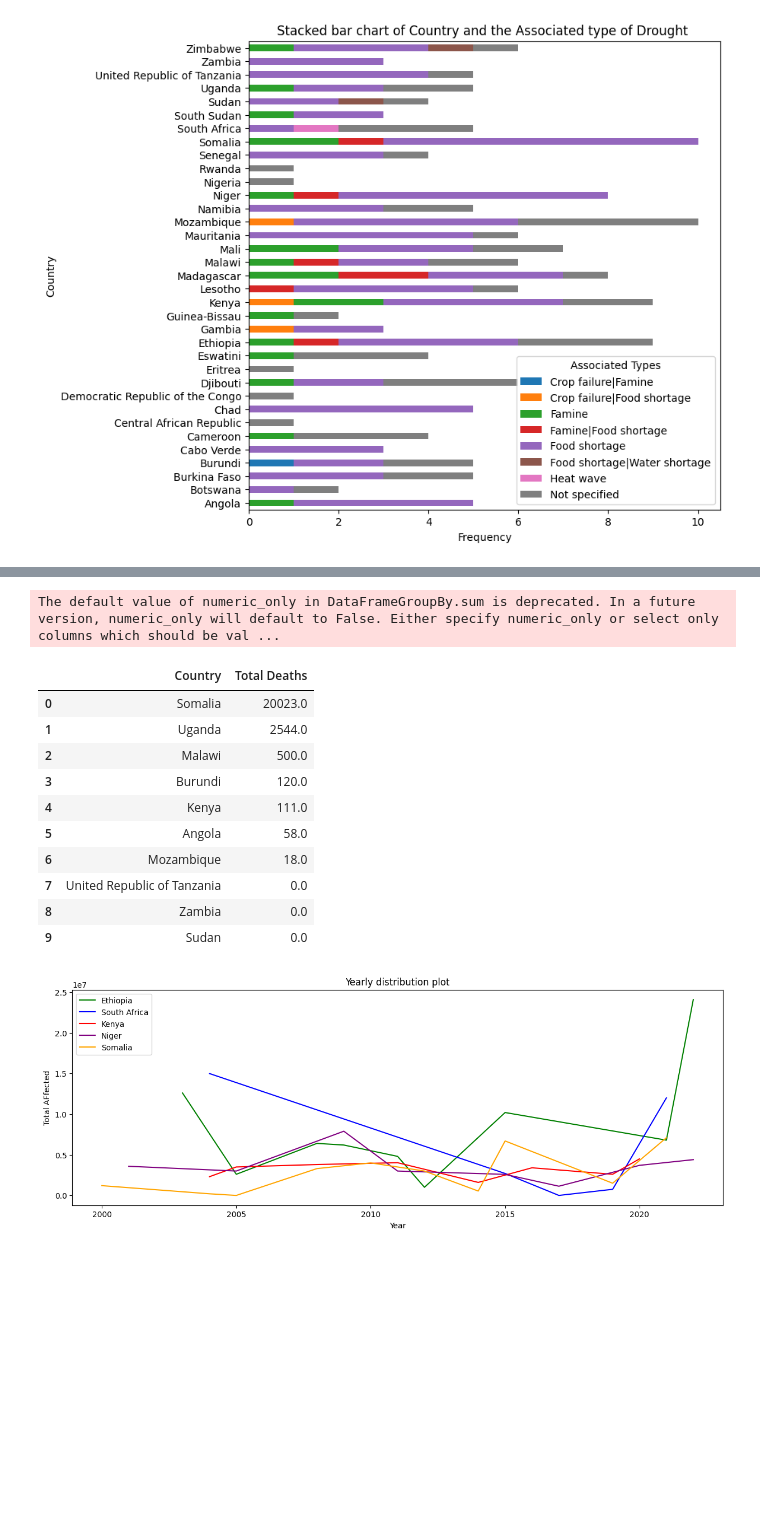
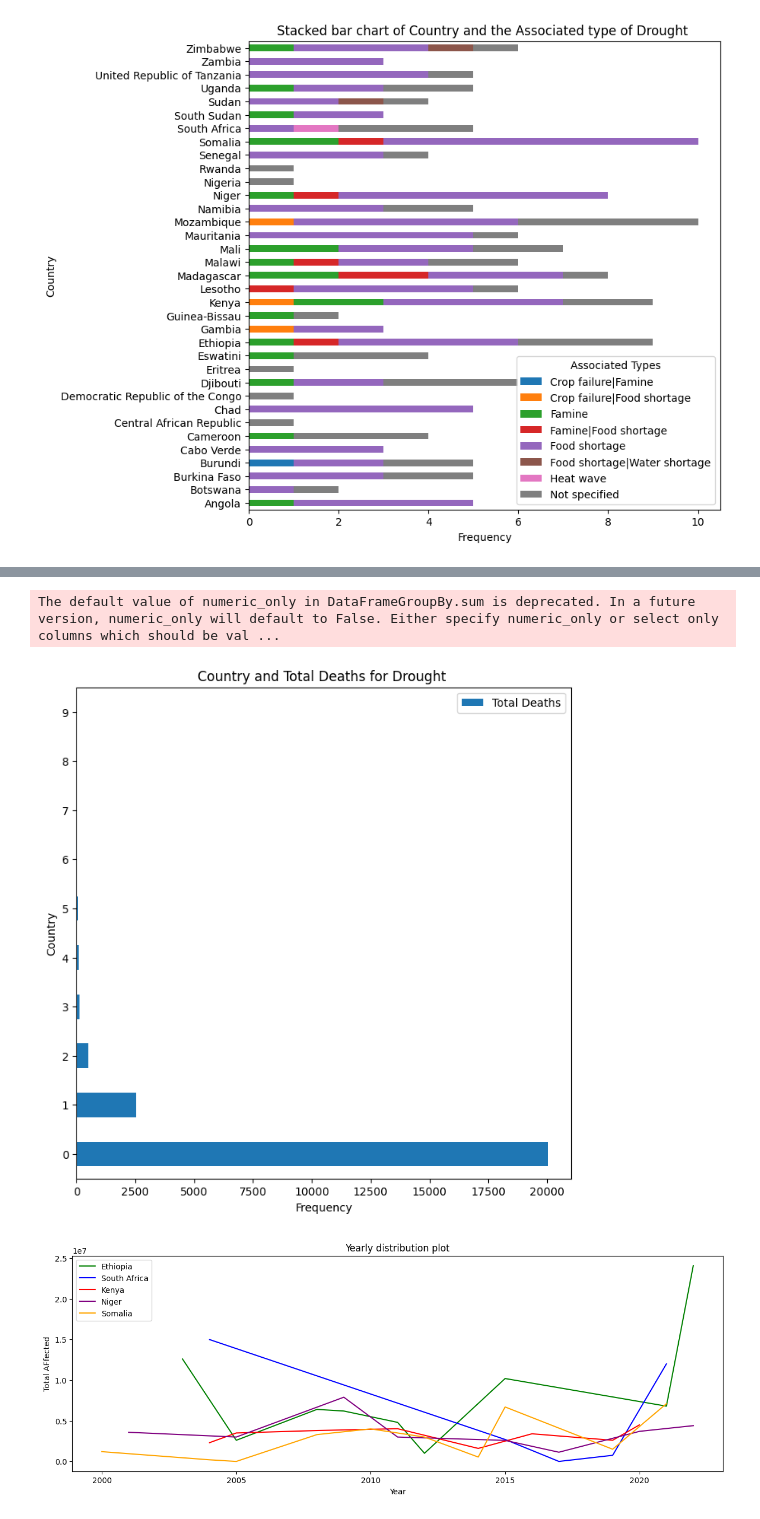
Before and after one commit to Shayee0778/Hamoye-Model-Maker, a Jupyter notebook: Model_makers_Premiere_project.ipynb, the cells around one changed output, grey strips where cells are left out. Saved outputs shown, nothing was run; the diff lists cells and outputs as text; code cells hidden in the pictures; blank space fills up the shorter version.

```diff
--- a/Model_makers_Premiere_project.ipynb
+++ b/Model_makers_Premiere_project.ipynb
@@ -824,19 +841,13 @@ plt.show()
 # %%
 #barchart to show the Total Damages spent on disaster
 country_with_high_death = df.groupby('Country')[['Country', "Total Deaths"]].sum()\
 .sort_values(by="Total Deaths", ascending=False).reset_index().head(10)
-country_with_high_death
+country_with_high_death.plot(kind="barh", figsize=(8, 8) )
+plt.title('Country and Total Deaths for Drought ')
+plt.xlabel('Frequency')
+plt.ylabel('Country')
+plt.show()
 # %% [output]
 The default value of numeric_only in DataFrameGroupBy.sum is deprecated. In a future version, numeric_only will default to False. Either specify numeric_only or select only columns which should be val ...
-|  | Country | Total Deaths |
-| 0 | Somalia | 20023.0 |
-| 1 | Uganda | 2544.0 |
-| 2 | Malawi | 500.0 |
-| 3 | Burundi | 120.0 |
-| 4 | Kenya | 111.0 |
-| 5 | Angola | 58.0 |
-| 6 | Mozambique | 18.0 |
-| 7 | United Republic of Tanzania | 0.0 |
-| 8 | Zambia | 0.0 |
-| 9 | Sudan | 0.0 |
+[figure, added]
 # %%
```
Also changed, not shown: parts of 12 cells of this notebook.
